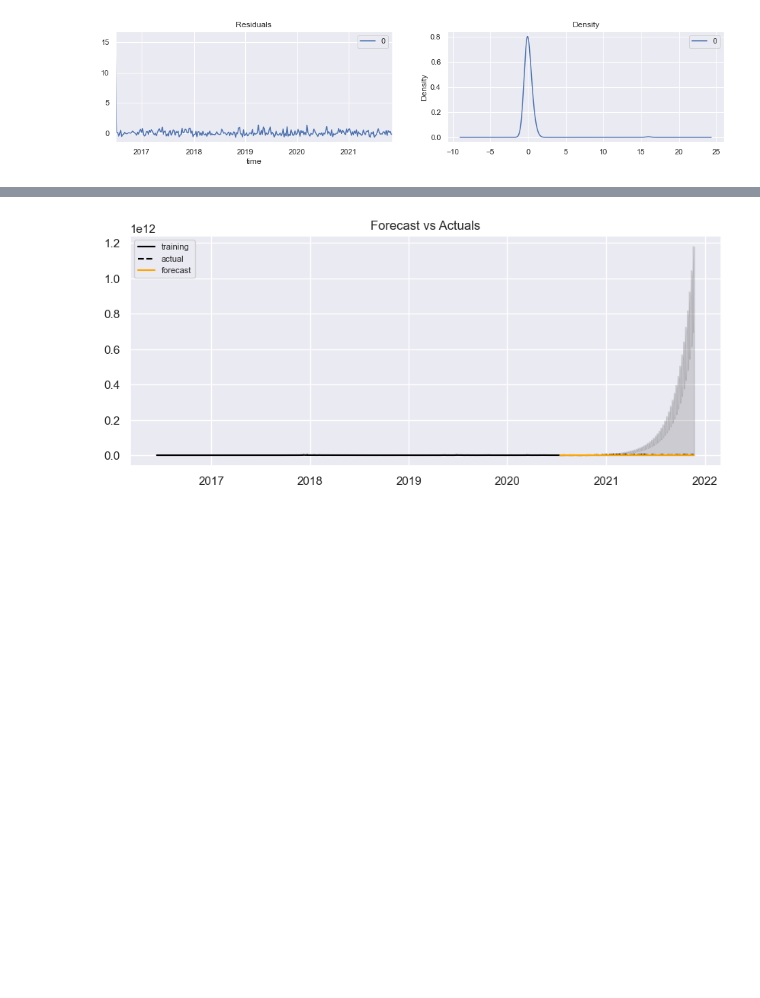
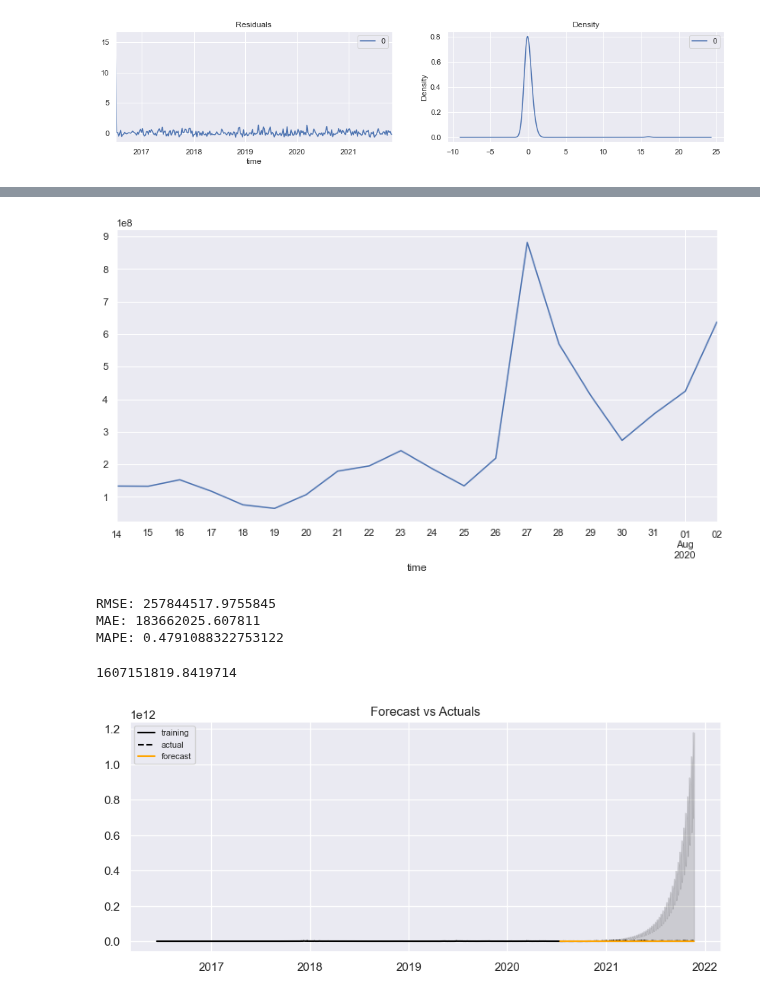
Before and after one commit to michelangelo89/btc_sent_fc, a Jupyter notebook: notebooks/Feature Selection.ipynb, the cells around one changed output, grey strips where cells are left out. Cells and saved outputs as stored; diff of their text form; code cells hidden in the pictures; blank space fills up the shorter version.

```diff
--- a/notebooks/Feature Selection.ipynb
+++ b/notebooks/Feature Selection.ipynb
@@ -386,3 +469,23 @@ plot_forecast(forecast_recons, np.exp(train), np.exp(test),
+# %%
+plt.figure(figsize=(12,6))
+np.exp(test)[:20].plot()
+plt.show()
+# %% [output]
+[figure, added]
+# %%
+from sklearn.metrics import mean_absolute_percentage_error,mean_squared_error,mean_absolute_error
+
+print(f'RMSE: {np.sqrt(mean_squared_error(np.exp(test)[:30].values,forecast_recons[:30].values))}')
+print(f'MAE: {mean_absolute_error(np.exp(test)[:30].values,forecast_recons[:30].values)}')
+print(f'MAPE: {mean_absolute_percentage_error(np.exp(test)[:30].values,forecast_recons[:30].values)}')
+# %% [output]
+RMSE: 257844517.9755845
+MAE: 183662025.607811
+MAPE: 0.4791088322753122
+# %%
+np.sqrt(mean_squared_error(np.exp(test).values,forecast_recons.values))
+# %% [output]
+1607151819.8419714
 # %%
 result_mul = seasonal_decompose(df.log, model='multiplicative')
 # %%
```
Also changed, not shown: parts of 13 cells of this notebook, 13 other files.
